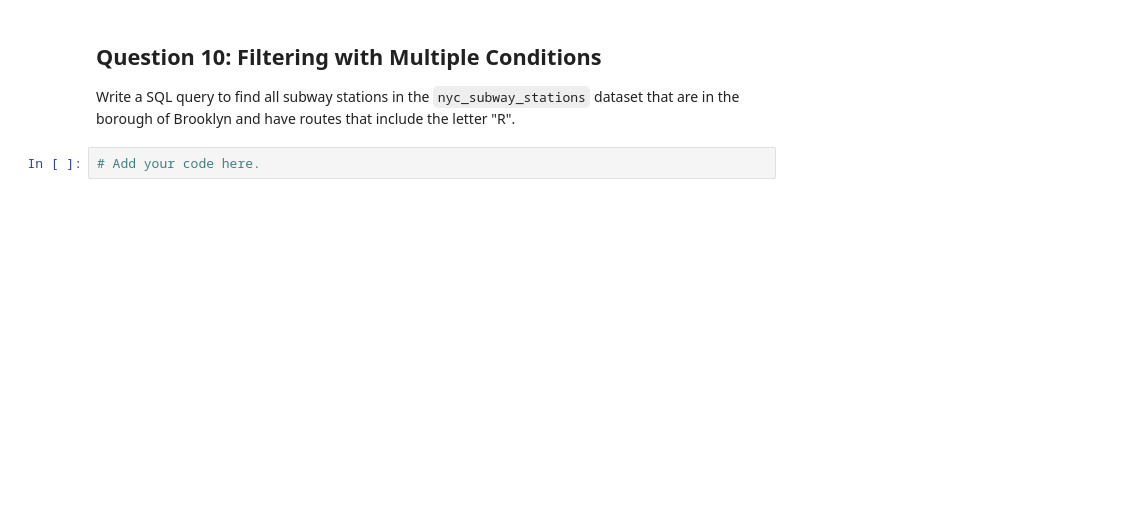
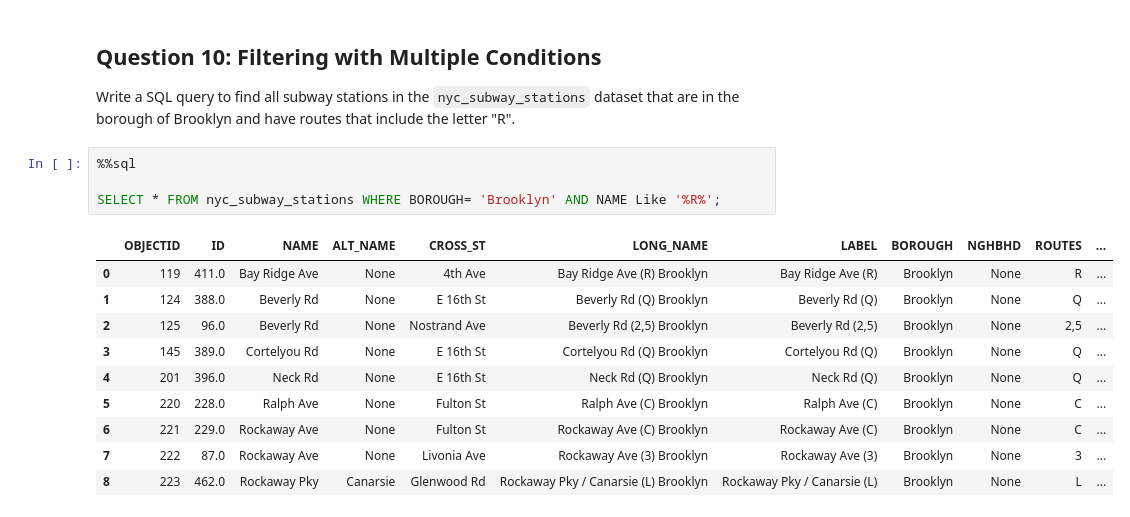
Before and after one commit to zyang91/spatial_data_management, a Jupyter notebook: lab/lab_08.ipynb, the cells around one changed output. Saved outputs shown, nothing was run; the diff lists cells and outputs as text; blank space fills up the shorter version.

```diff
--- a/lab/lab_08.ipynb
+++ b/lab/lab_08.ipynb
@@ -209,5 +237,18 @@ Write a SQL query to display the names of subway stations in the `nyc_subway_sta
 ## Question 10: Filtering with Multiple Conditions
 
 Write a SQL query to find all subway stations in the `nyc_subway_stations` dataset that are in the borough of Brooklyn and have routes that include the letter "R".
-# %%
-# Add your code here.
+# %%
+%%sql
+
+SELECT * FROM nyc_subway_stations WHERE BOROUGH= 'Brooklyn' AND NAME Like '%R%';
+# %% [output]
+|  | OBJECTID | ID | NAME | ALT_NAME | CROSS_ST | LONG_NAME | LABEL | BOROUGH | NGHBHD | ROUTES | ... |
+| 0 | 119 | 411.0 | Bay Ridge Ave | None | 4th Ave | Bay Ridge Ave (R) Brooklyn | Bay Ridge Ave (R) | Brooklyn | None | R | ... |
+| 1 | 124 | 388.0 | Beverly Rd | None | E 16th St | Beverly Rd (Q) Brooklyn | Beverly Rd (Q) | Brooklyn | None | Q | ... |
+| 2 | 125 | 96.0 | Beverly Rd | None | Nostrand Ave | Beverly Rd (2,5) Brooklyn | Beverly Rd (2,5) | Brooklyn | None | 2,5 | ... |
+| 3 | 145 | 389.0 | Cortelyou Rd | None | E 16th St | Cortelyou Rd (Q) Brooklyn | Cortelyou Rd (Q) | Brooklyn | None | Q | ... |
+| 4 | 201 | 396.0 | Neck Rd | None | E 16th St | Neck Rd (Q) Brooklyn | Neck Rd (Q) | Brooklyn | None | Q | ... |
+| 5 | 220 | 228.0 | Ralph Ave | None | Fulton St | Ralph Ave (C) Brooklyn | Ralph Ave (C) | Brooklyn | None | C | ... |
+| 6 | 221 | 229.0 | Rockaway Ave | None | Fulton St | Rockaway Ave (C) Brooklyn | Rockaway Ave (C) | Brooklyn | None | C | ... |
+| 7 | 222 | 87.0 | Rockaway Ave | None | Livonia Ave | Rockaway Ave (3) Brooklyn | Rockaway Ave (3) | Brooklyn | None | 3 | ... |
+| 8 | 223 | 462.0 | Rockaway Pky | Canarsie | Glenwood Rd | Rockaway Pky / Canarsie (L) Brooklyn | Rockaway Pky / Canarsie (L) | Brooklyn | None | L | ... |
```
Also changed, not shown: parts of 6 cells of this notebook, 1 other file.
